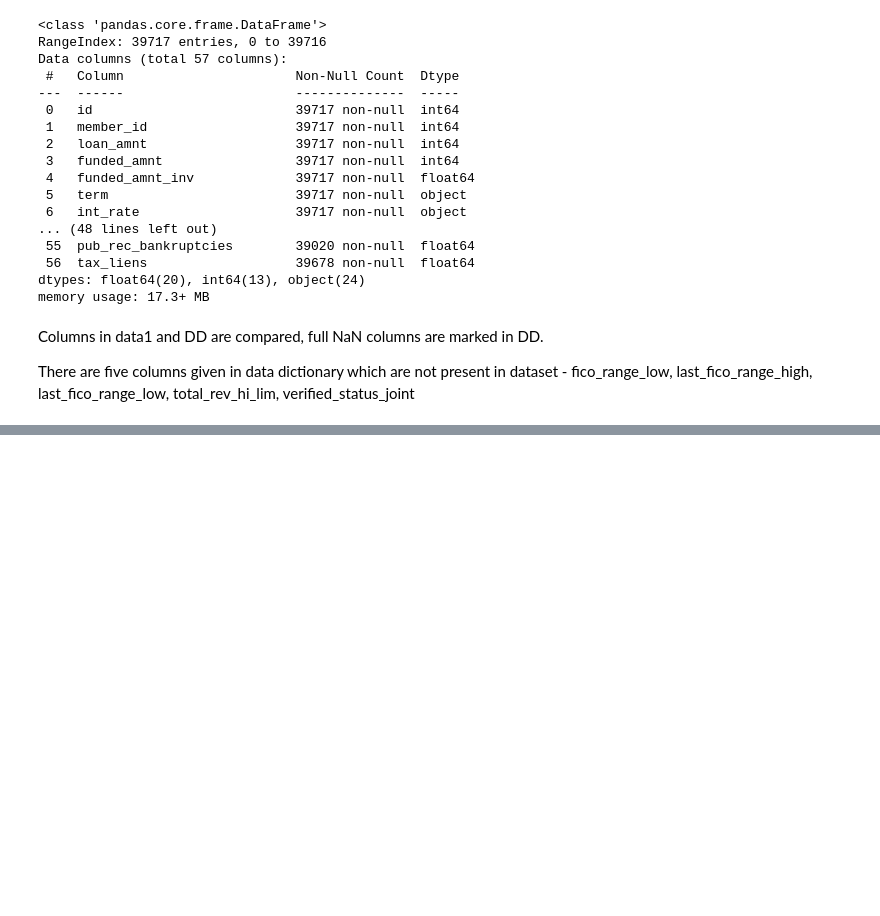
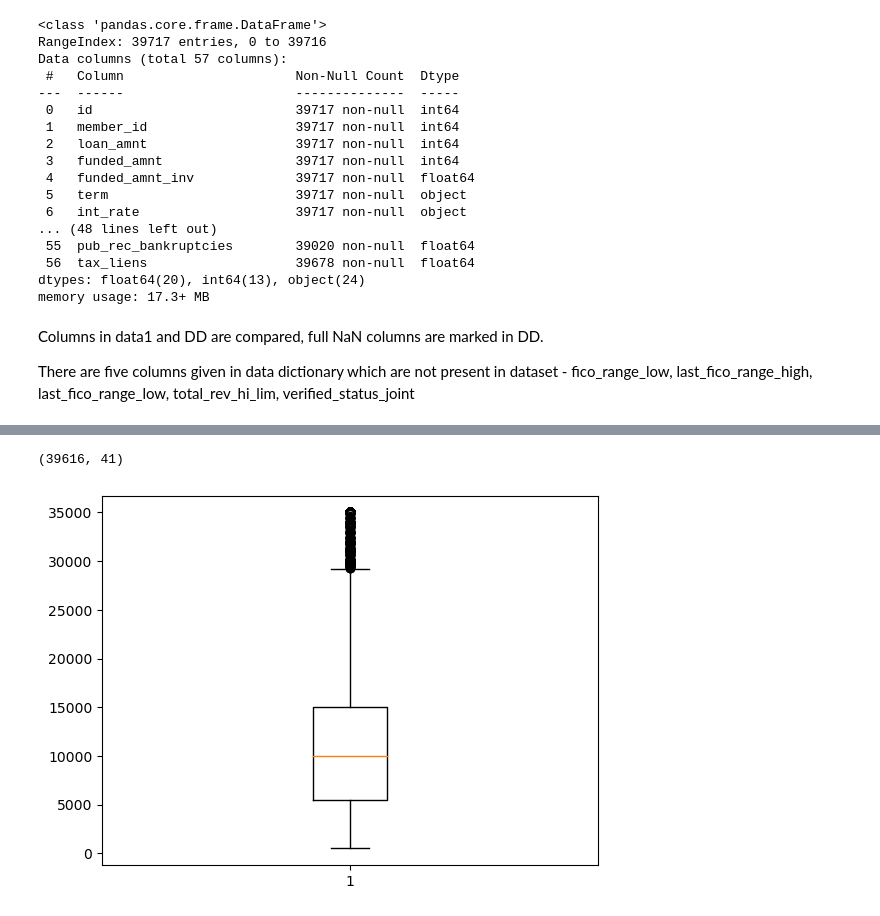
Before and after one commit to kiranp37/LendingClubCaseStudy, a Jupyter notebook: LendingClubCaseStudy.ipynb, the cells around one changed output, grey strips where cells are left out. Saved outputs shown, nothing was run; the diff lists cells and outputs as text; code cells hidden in the pictures; blank space fills up the shorter version.

```diff
--- a/LendingClubCaseStudy.ipynb
+++ b/LendingClubCaseStudy.ipynb
@@ -120,0 +290,14 @@ There are five columns given in data dictionary which are not present in dataset
+# %%
+#OTHER & NONE are outliers, can be removed
+data1.shape
+data1 = data1[~data1.home_ownership.isin(['OTHER','NONE'])]
+data1.shape
+# %% [output]
+(39616, 41)
+# %%
+#Loan amount column analysis
+
+plt.boxplot(data1.loan_amnt)
+plt.show()
+# %% [output]
+[figure, added]
```
Also changed, not shown: parts of 45 cells of this notebook, 1 other file.
